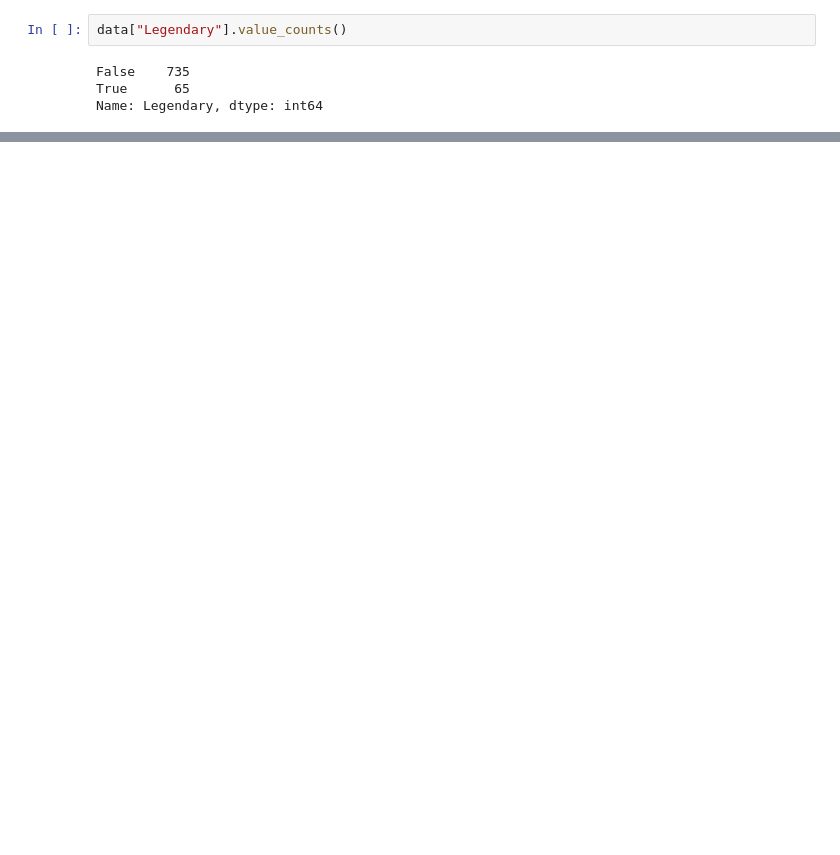
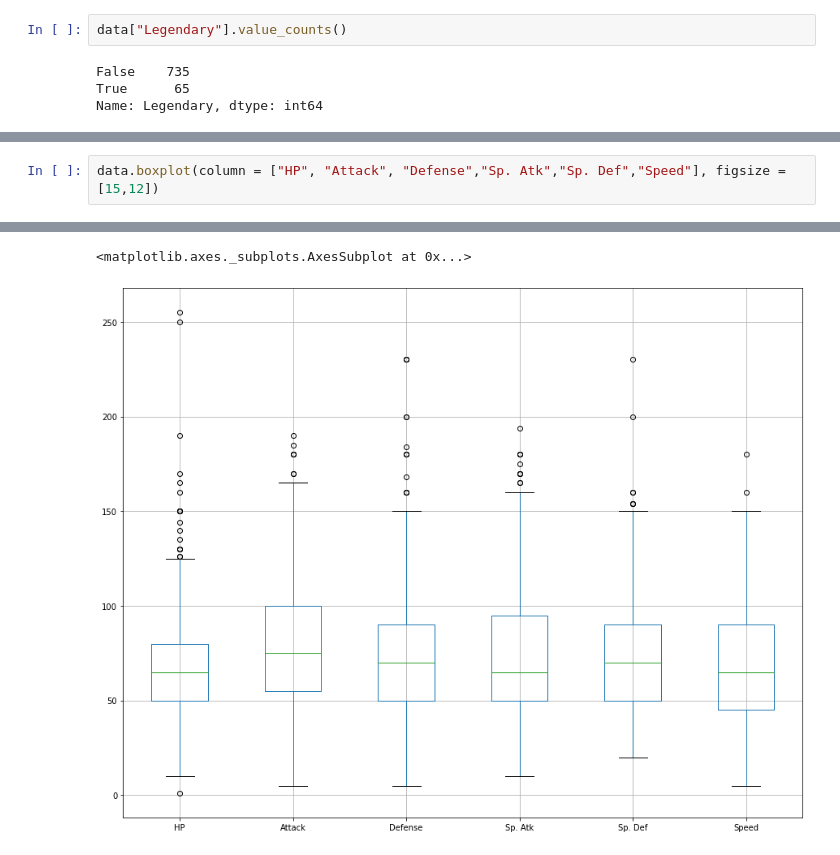
Before and after one commit to Hatulak/data-mining, a Jupyter notebook: ps1.ipynb, the cells around one changed output, grey strips where cells are left out. Saved outputs shown, nothing was run; the diff lists cells and outputs as text; blank space fills up the shorter version.

```diff
--- a/ps1.ipynb
+++ b/ps1.ipynb
@@ -45,0 +120,3 @@ True       65       8.125
+# %%
+data.boxplot(column = ["HP", "Attack", "Defense","Sp. Atk","Sp. Def","Speed"], figsize = [15,12])
+# %% [output]
@@ -45,0 +143,2 @@ True       65       8.125
+<matplotlib.axes._subplots.AxesSubplot at 0x...>
+[figure, added]
```
Also changed, not shown: parts of 16 cells of this notebook.
